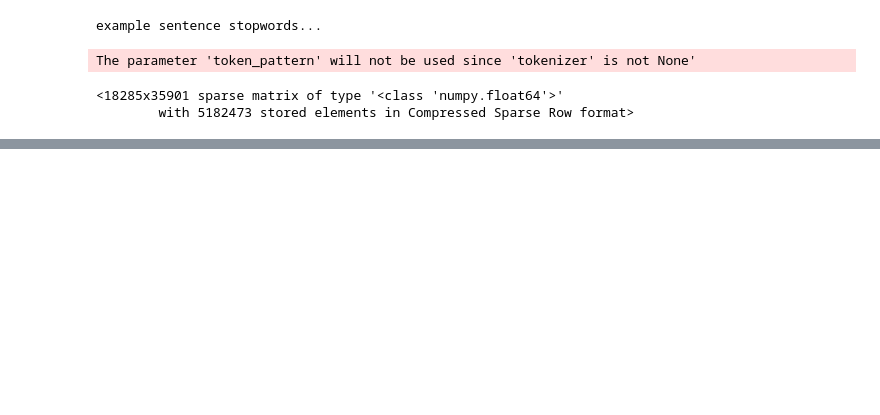
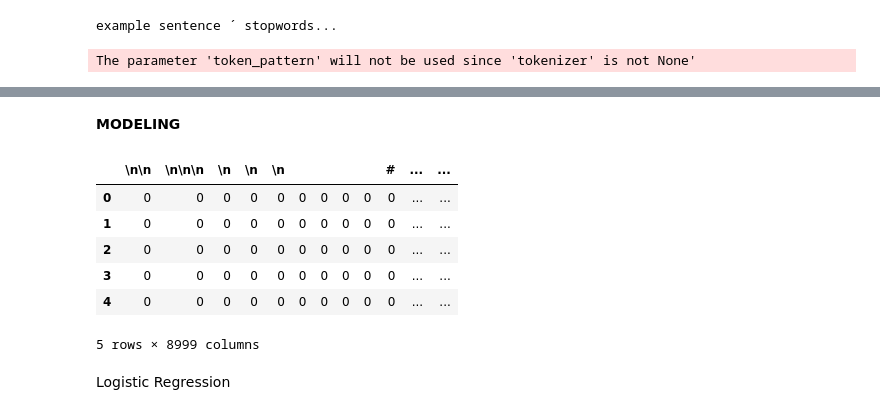
Before and after one commit to heddaenger/FakeNews, a Jupyter notebook: Fake_news_detection.ipynb, the cells around one changed output, grey strips where cells are left out. Cells and saved outputs as stored; diff of their text form; code cells hidden in the pictures; blank space fills up the shorter version.

```diff
--- a/Fake_news_detection.ipynb
+++ b/Fake_news_detection.ipynb
@@ -179,5 +202,7 @@ fig.show()
 spacy.prefer_gpu() # only if you have yur GPU enabled.
 nlp = spacy.load("en_core_web_sm", exclude=["tok2vec", "tagger", "parser", "senter", "attribute_ruler", "lemmatizer", "ner"])
 doc = nlp("text goes here")
+# %%
+df = df.head(2000)
 # %%
 df.loc[:, "tokens"] = df["text"].apply(lambda d: [t.text.lower() for t in nlp(d)])
@@ -198,33 +233,48 @@ df.head()
 # %%
+import re
 # Get English stopwords from nltk
-nltk_stopwords = nltk_stopwords.words('english')
+nltk_stopwords_list = nltk_stopwords.words('english')
 
 # Get a list of punctuation characters, but remove '#' from the list
 punctuation_characters = list(string.punctuation)
 punctuation_characters.remove('#')
 
 # Define your custom stopwords, including double quotes
-your_custom_stopwords = ["'s", "...", '"', "-", "``", "''", "mr.", "\u2014", ]  # Add more custom stopwords as needed
+your_custom_stopwords = ["\u200D", "\u200C", "\u00A0", "&nbsp;", "\v", "two", "‘re","’re",  "´re", "'re", "last",
+                         "state", "states", "years","could", "first", "news","said", "would", "new", "like", "also",
+                         "people", "\f", "\r", "\n", "\u200b", "\u2003", "\u2002","\xa0","\t", "  "," ", "…", ". . .",
+                         "one", "ms.", "...", "'s", "...", '"', "´s", "\`s", "-", "``", "''", "mr.", "\u2014", """, """,
+                         "“", "”", "'","'", "‘", "’", "'s", "-", "–", "—", "’s", "n't", "n‘t", "n’t",
+                         "\u200A", "\u2009", "\u2006", "\u2008", "\u2007", "\u2001", "\u2000", "\u205F", "\u3000"
+                         "\u180E", "\uFEFF", "\u2028", "\u2029", "\u202F", "\u205F", "\u2060", "\u2061", "\u2062",
+                         "\u2063", "\u2064", "\u200b", "\u200c", "\u200d", "\u200e", "\u200f", "\u202a", "\uf0b7",
+                         "\uf1f8", "\uf1fa", "\uf3fb", "\uf438", "\uf44a", "\uf4a9", "\uf50d", "\uf602", "\uf64c",
+                         "\uf6a8", "\ufeff", "\u0080", "\u0081", "\u0082", "\u0083", "\u0087", "\u008c", "\u008d",
+                         "\u008e", "\u008f", "\u0090", "\u0091", "\u0092", "\u0093", "\u0094", "\u0095", "\u0096",
+                         "\u0097", "\u0098", "\u0099", "\u009a", "\u009c", "\u009d", "\u009f", "\u00ad", "\u200a",
+                         "\u2005", "\u202f", "\u2002", "\u2009", "\u2028"]  # Add more custom stopwords as needed
 
 # Combine all stopwords into one list
-my_stopwords = set(punctuation_characters + your_custom_stopwords + nltk_stopwords)
+my_stopwords = set(punctuation_characters + your_custom_stopwords + nltk_stopwords_list)
 
 # Sample text to remove stopwords from
-sample_text = "This is an example of a sentence with 's and other stopwords..."
+sample_text = "This is an example of a sentence with 's and other  ´ ' stopwords..."
 
 # Tokenize the sample text. For simplicity, we split on whitespace.
 # In practice, you'd use a proper tokenizer.
 tokens = sample_text.split()
 
-# Remove stopwords from the token list
+
+# Remove stopwords and weird characters from the token list
 filtered_tokens = [token for token in tokens if token.lower() not in my_stopwords]
+
 
 # Join the tokens back into a string
 filtered_text = ' '.join(filtered_tokens)
 
 print(filtered_text)
 # %% [output]
-example sentence stopwords...
+example sentence ´ stopwords...
 # %%
 #nltk_stopwords = nltk_stopwords.words("english")
 
@@ -237,20 +287,15 @@ example sentence stopwords...
 #my_stopwords = YOUR_CUSTOM_STOPWORDS + nltk_stopwords
 # %%
 tfidf = TfidfVectorizer(
-    tokenizer=lambda text: [token for token in word_tokenize(text) if token.lower() not in my_stopwords],
+    tokenizer=lambda text: [token for token in text if token.lower() not in my_stopwords],
     lowercase=False,  # No lowercase conversion by TfidfVectorizer since we handle it in the tokenizer
     max_df=.9,  # Adjust based on your dataset
     min_df=10  # Adjust based on your dataset
 )
 
-tfidf_matrix = tfidf.fit_transform(df['text'])
+tfidf_matrix = tfidf.fit_transform(df['tokens'])
 # %% [output]
 The parameter 'token_pattern' will not be used since 'tokenizer' is not None'
-# %%
-tfidf_matrix
-# %% [output]
-<18285x35901 sparse matrix of type '<class 'numpy.float64'>'
-        with 5182473 stored elements in Compressed Sparse Row format>
 # %%
 from collections import Counter
 
@@ -289,3 +334,15 @@ fig = px.bar(plot_df, x='Word', y='TF-IDF', color='Label', title='Top TF-IDF Ter
 fig.show()
 # %% [output]
 [interactive output not drawn]
+# %% [markdown]
+**MODELING**
+# %%
+df_tfidf.head()
+# %% [output]
+|  | \n\n | \n\n\n | \n | \n | \n |  |  |  |  | # | ... | ... |
+| 0 | 0 | 0 | 0 | 0 | 0 | 0 | 0 | 0 | 0 | 0 | ... | ... |
+| 1 | 0 | 0 | 0 | 0 | 0 | 0 | 0 | 0 | 0 | 0 | ... | ... |
+| 2 | 0 | 0 | 0 | 0 | 0 | 0 | 0 | 0 | 0 | 0 | ... | ... |
+| 3 | 0 | 0 | 0 | 0 | 0 | 0 | 0 | 0 | 0 | 0 | ... | ... |
+| 4 | 0 | 0 | 0 | 0 | 0 | 0 | 0 | 0 | 0 | 0 | ... | ... |
+5 rows × 8999 columns
@@ -291,0 +357,2 @@ fig.show()
+# %% [markdown]
+Logistic Regression
```
Also changed, not shown: parts of 26 cells of this notebook.
